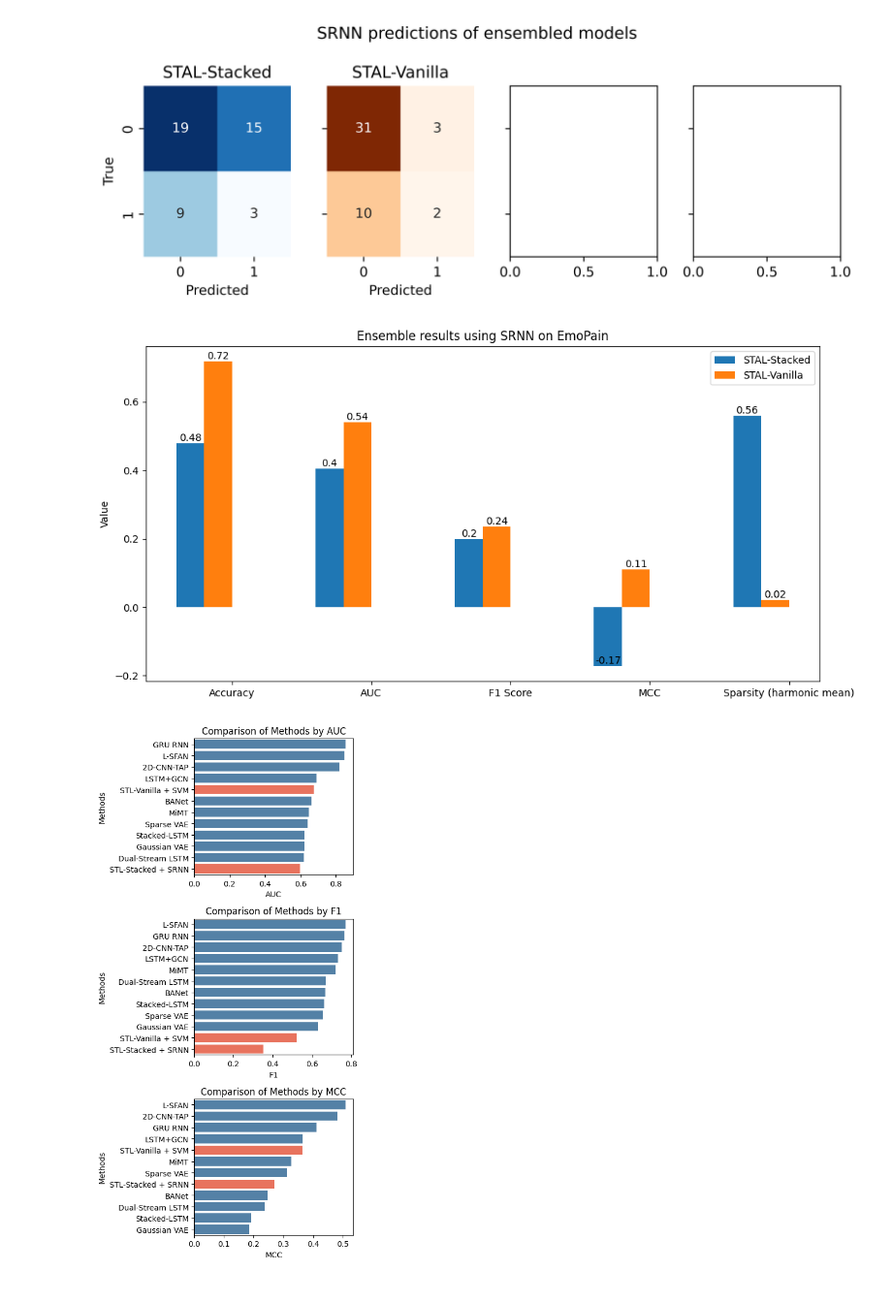
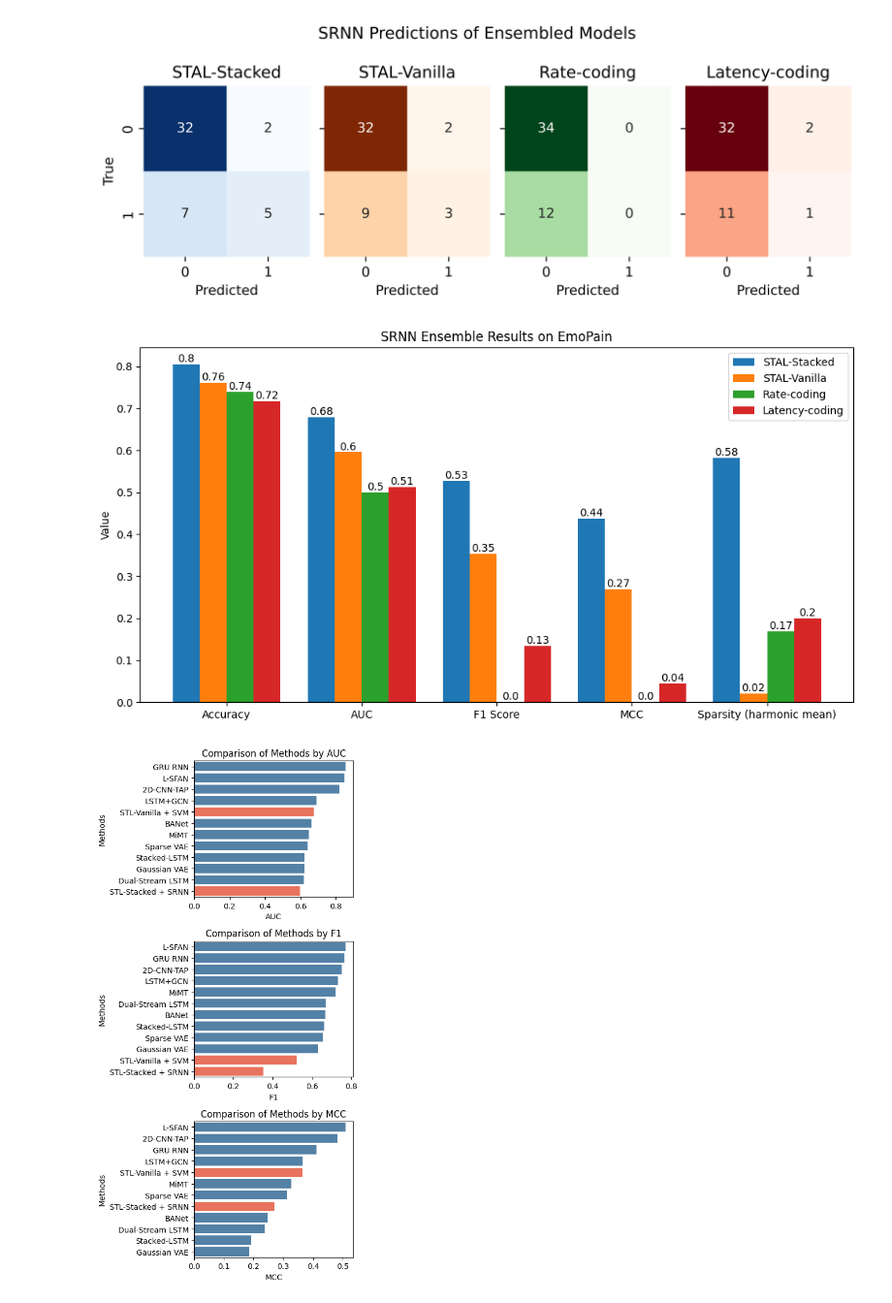
Before and after one commit to freek1/emopain-stl, a Jupyter notebook: analyze/results.ipynb, the cells around one changed output. Shown at 97% size. Saved outputs shown, nothing was run; the diff lists cells and outputs as text; code cells hidden in the pictures.

```diff
--- a/analyze/results.ipynb
+++ b/analyze/results.ipynb
@@ -5,10 +5,10 @@ import matplotlib.pyplot as plt
 
 file = "emopain_"
 mehtod = "srnn"
-suffix = "_10sp_0.0dp" # "_old_bszs"
+suffix = "_weighted_sum" # "_old_bszs"
 file += mehtod + suffix
 data_types = ["emg", "energy", "angle"]
-encoders = ["STL-S", "STL-V"]#, "rate", "latency"]
+encoders = ["STL-S", "STL-V", "rate", "latency"]
 
 data = []
 filenames = []
@@ -25,9 +25,10 @@ for data_type in data_types:
             results.set_index('fold', inplace=True)
         except:
             print('.')
+
         results.index = results.index.astype(int)
         # deduplicate the fold index
-        results = results[~results.index.duplicated(keep='first')]
+        results = results[~results.index.duplicated(keep='last')]
         try:
             results['test_preds'] = results['test_preds'].apply(lambda x: int(x.strip('[]')))
             results['test_labels'] = results['test_labels'].apply(lambda x: int(x.strip('[]')))
@@ -215,7 +236,6 @@ from sklearn.metrics import confusion_matrix
 
 fig, axs = plt.subplots(1, 4, figsize=(8, 3), sharey=True, dpi=800)
 
-encoders = ["STL-S", "STL-V"] #, "rate", "latency"]
 colors = ['Blues', 'Oranges', 'Greens', 'Reds']
 
 for i, encoder in enumerate(encoders):
@@ -231,42 +251,54 @@ for i, encoder in enumerate(encoders):
     axs[i].set_xlabel('Predicted')
     if i==0:
         axs[i].set_ylabel('True')
-plt.suptitle(f"{mehtod.upper()} predictions of ensembled models")
+plt.suptitle(f"SRNN Predictions of Ensembled Models")
 plt.tight_layout()
 plt.show()
 # %% [output]
-[figure, old version]
+[figure, new version]
 # %%
 labels = list(ensemble.keys())
 values = np.array(list(ensemble.values()))
 
 x = np.arange(values.shape[1])
 width = 0.2
 
 colors = ['tab:blue', 'tab:orange', 'tab:green', 'tab:red']
+hatches = ['-', '+', 'x', '\\']
 
 fig, ax = plt.subplots(figsize=(12, 6))
+
+# for i, (key, values) in enumerate(ensemble.items()):
+#     if key == "STL-S": key = "STAL-Stacked"
+#     if key == "STL-V": key = "STAL-Vanilla"
+#     if key == "rate": key = "Rate-coding"
+#     if key == "latency": key = "Latency-coding"
+#     bars = ax.bar(x + i * width, values, width * 0.75, label=key, color="white", edgecolor=colors[i], hatch=hatches[i], linewidth=4)
+#     for bar in bars:
+#         yval = bar.get_height()
+#         ax.text(bar.get_x() + bar.get_width() / 2, yval, round(yval, 2),
+#                 va='bottom', ha='center')
 
 for i, (key, values) in enumerate(ensemble.items()):
     if key == "STL-S": key = "STAL-Stacked"
     if key == "STL-V": key = "STAL-Vanilla"
     if key == "rate": key = "Rate-coding"
     if key == "latency": key = "Latency-coding"
     bars = ax.bar(x + i * width, values, width, label=key, color=colors[i])
     for bar in bars:
         yval = bar.get_height()
         ax.text(bar.get_x() + bar.get_width() / 2, yval, round(yval, 2),
                 va='bottom', ha='center')
 
 ax.set_ylabel('Value')
-ax.set_title(f'Ensemble results using {mehtod.upper()} on EmoPain')
+ax.set_title(f'SRNN Ensemble Results on EmoPain')
 ax.set_xticks(x + width * 1.5)
 ax.set_xticklabels(["Accuracy", "AUC", "F1 Score", "MCC", "Sparsity (harmonic mean)"])
 ax.legend()
 
 plt.show()
 # %% [output]
-[figure, old version]
+[figure, new version]
 # %%
 import matplotlib.pyplot as plt
 import seaborn as sns
```
Also changed, not shown: parts of 3 cells of this notebook, 1 other file.
